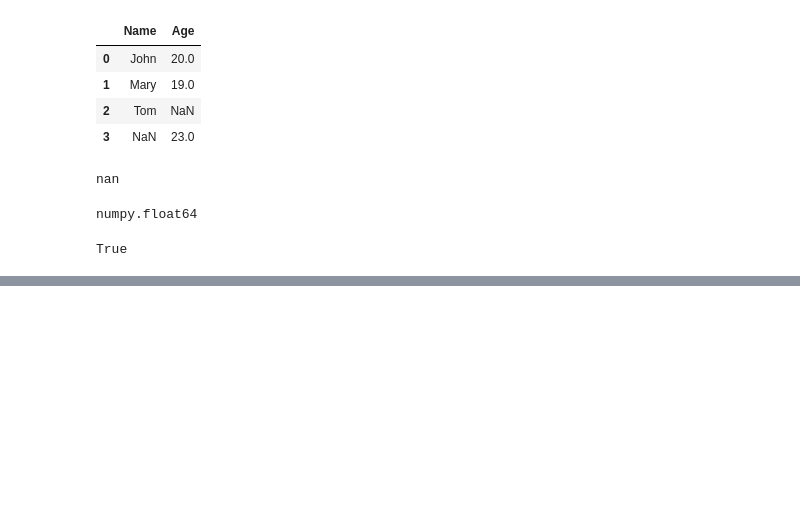
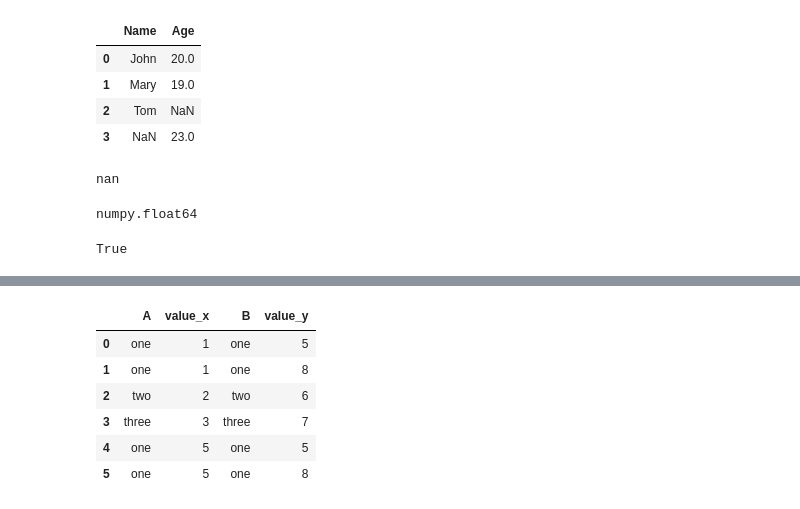
Before and after one commit to HeinoPortfolio/MS_Comp_Sci, a Jupyter notebook: 4 Data Analytics/MISC/Module_5.ipynb, the cells around one changed output, grey strips where cells are left out. Drawn from its saved outputs; the diff is of its cells as text; code cells hidden in the pictures; blank space fills up the shorter version.

```diff
--- a/4 Data Analytics/MISC/Module_5.ipynb
+++ b/4 Data Analytics/MISC/Module_5.ipynb
@@ -133,0 +383,5 @@ True
+# %%
+df1 = pd.DataFrame({'A':['one','two','three','one'], 'value':[1, 2, 3, 5]})
+df2 = pd.DataFrame({'B':['one','two','three','one'], 'value':[5, 6, 7, 8]})
+
+df1
@@ -133,0 +402,11 @@ True
+# %%
+# merge the dataframes on the columns
+df1.merge(df2, left_on='A', right_on='B')
+# %% [output]
+|  | A | value_x | B | value_y |
+| 0 | one | 1 | one | 5 |
+| 1 | one | 1 | one | 8 |
+| 2 | two | 2 | two | 6 |
+| 3 | three | 3 | three | 7 |
+| 4 | one | 5 | one | 5 |
+| 5 | one | 5 | one | 8 |
```
Also changed, not shown: parts of 40 cells of this notebook.
